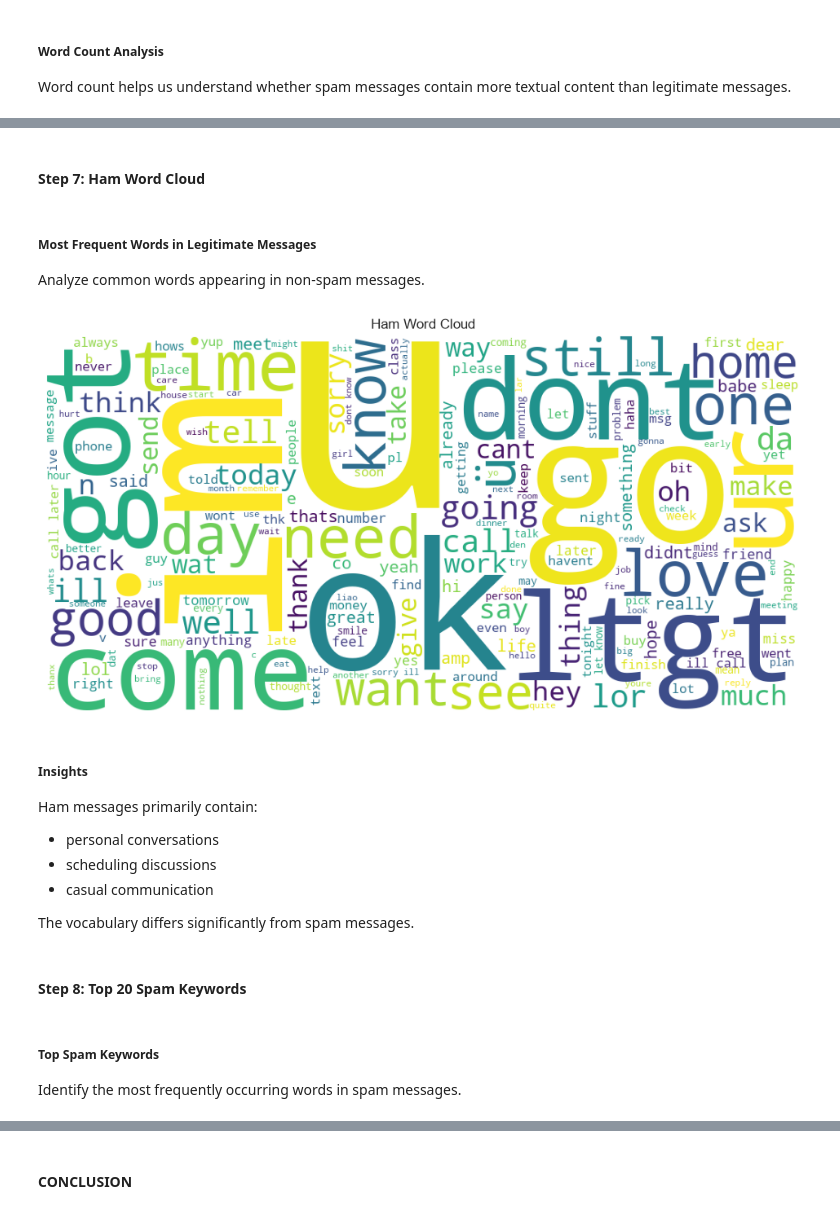
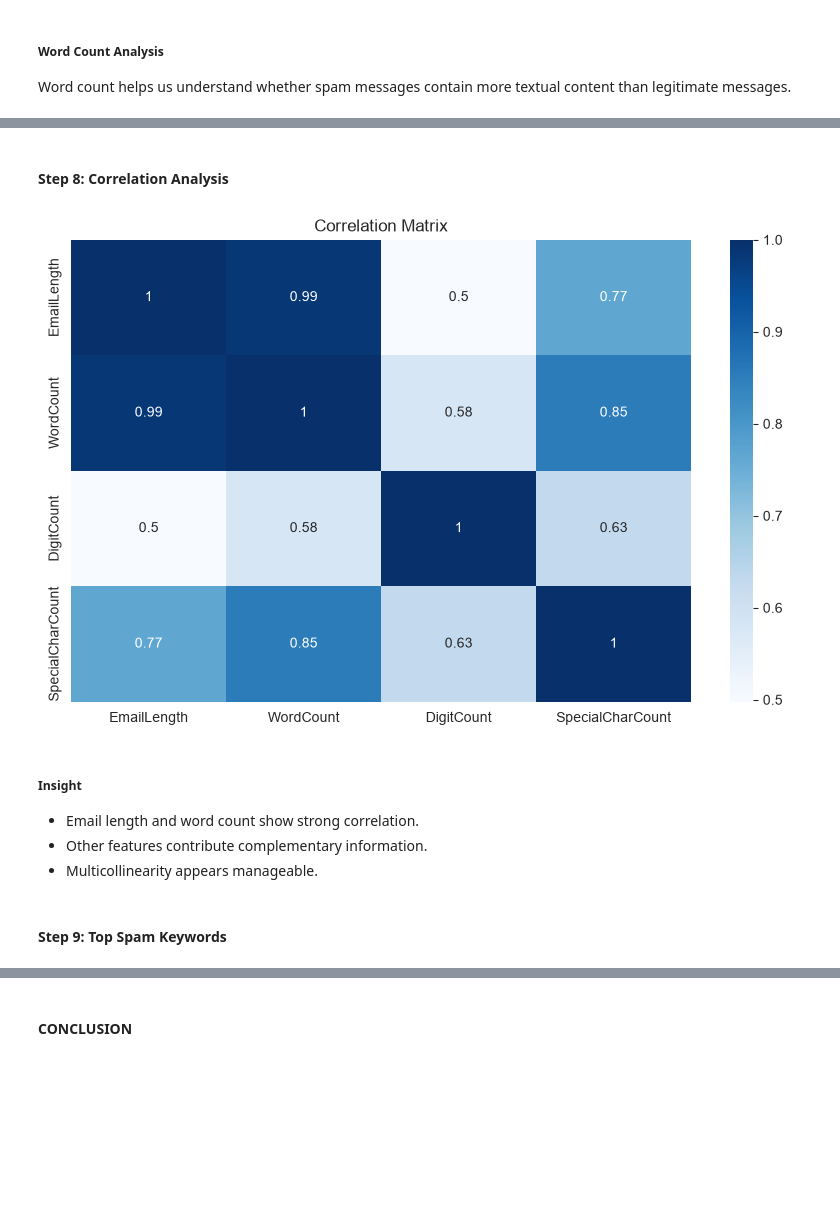
Before and after one commit to Abhilash0079/MachineLearningProjects, a Jupyter notebook: Email_Spam_Detection/notebooks/EDA.ipynb, the cells around one changed output, grey strips where cells are left out. Cells and saved outputs as stored; diff of their text form; code cells hidden in the pictures; blank space fills up the shorter version.

```diff
--- a/Email_Spam_Detection/notebooks/EDA.ipynb
+++ b/Email_Spam_Detection/notebooks/EDA.ipynb
@@ -199,0 +235,7 @@ plt.show()
+# %%
+df["DigitCount"] = df["Message"].apply(
+    lambda x: sum(
+        c.isdigit()
+        for c in str(x)
+    )
+)
@@ -206,8 +260,8 @@ Word clouds help visualize frequently occurring words in spam communications.
 # %%
-spam_text = " ".join(df[df['Category']==1]['CleanMessage'])
-Wordcloud = WordCloud(
-    width=1000,
-    height=500,
-    background_color='white'
-).generate(spam_text)
+df["SpecialCharCount"] = df["Message"].apply(
+    lambda x: sum(
+        c in string.punctuation
+        for c in str(x)
+    )
+)
 # %%
@@ -234,6 +283,2 @@ These words are strong indicators of promotional or fraudulent content.
 # %% [markdown]
-#### <b>Step 7: Ham Word Cloud</b>
+#### <b>Step 8: Correlation Analysis</b>
-# %% [markdown]
-##### Most Frequent Words in Legitimate Messages
-
-Analyze common words appearing in non-spam messages.
@@ -247,25 +285,32 @@ ham_wordcloud = WordCloud(
+# %%
+corr_df = df[
+    [
+        "EmailLength",
+        "WordCount",
+        "DigitCount",
+        "SpecialCharCount"
+    ]
+]
 # %%
-plt.figure(figsize=(15,6))
-plt.imshow(ham_wordcloud)
-plt.axis('off')
-plt.title("Ham Word Cloud")
+plt.figure(figsize=(10,6))
+
+sns.heatmap(
+    corr_df.corr(),
+    annot=True,
+    cmap="Blues"
+)
+
+plt.title("Correlation Matrix")
+
 plt.show()
 # %% [output]
-[figure, old version]
+[figure, new version]
 # %% [markdown]
-##### Insights
+##### Insight
 
-Ham messages primarily contain:
-
-- personal conversations
-- scheduling discussions
-- casual communication
-
-The vocabulary differs significantly from spam messages.
+- Email length and word count show strong correlation.
+- Other features contribute complementary information.
+- Multicollinearity appears manageable.
 # %% [markdown]
-#### <b>Step 8: Top 20 Spam Keywords
+#### <b>Step 9: Top Spam Keywords
-# %% [markdown]
-##### Top Spam Keywords
-
-Identify the most frequently occurring words in spam messages.
 # %%
```
Also changed, not shown: parts of 63 cells of this notebook, 20 other files.
